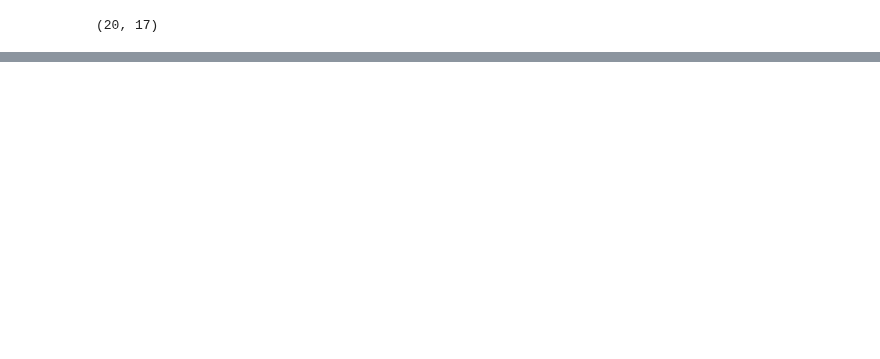
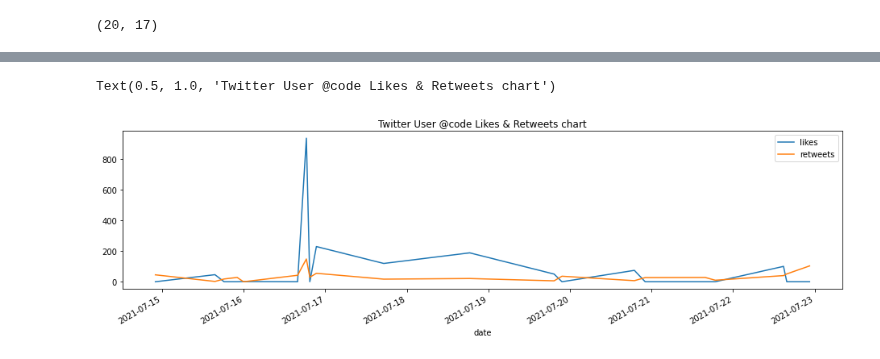
Before and after one commit to isaacm13/Twitter-Project, a Jupyter notebook: Part_2_User_Input_Twitter_Analysis/User Input Timeline Analysis .ipynb, the cells around one changed output, grey strips where cells are left out. Drawn from its saved outputs; the diff is of its cells as text; code cells hidden in the pictures; blank space fills up the shorter version.

```diff
--- a/Part_2_User_Input_Twitter_Analysis/User Input Timeline Analysis .ipynb
+++ b/Part_2_User_Input_Twitter_Analysis/User Input Timeline Analysis .ipynb
@@ -188,7 +175,7 @@ Learn to build web apps with @vuejs and @code 👇 https://t.co/x1RM43ZlYm
 # %%
 #search_words = ["#covid19", "2020", "lockdown"]
-key_word = input("Enter key word to  pull from Twitter: ")#'@code' #searches all tweets that reference the key_word specified
-date_since = "2021-06-21"
+key_word = input("Enter hashtag to  pull from Twitter: ")#'@code' #searches all tweets that reference the key_word specified
+date_since = input("Enter date with 7 days of running this code, date format is YYYY-MM-DD: ")#Examle of date format 2021-06-21
 
 tweets = tweepy.Cursor(api.search, key_word, geocode="38.892062,-77.019912,3000km", lang="en", since=date_since).items(10)
 ## the geocode is for Washington, DC; format for geocode="lattitude,longitude,radius"
@@ -223,9 +210,10 @@ geo_location: Havre de Grace, MD
 #searches all relevant tweet as specified from date range
 print("Date format is as follows: Year-Month-Day= 0000-00-00")
 print("Date range must be within a 7 day range")
-date_since = input("Enter beginging date: ")#'2021-06-14'
-date_until = input("Enter last date: ")#'2021-06-21'
-tweets = tweepy.Cursor(api.search, geocode="38.892062,-77.019912,3000km", lang="en", q= input("Enter key word to search through Twitter's API of relevant Tweets: "), since=date_since,until=date_until).items(10) #'olympic'
+date_since = input("Enter beginging date, YYYY-MM-DD: ") # Example 2021-06-14
+date_until = input("Enter last date, YYYY-MM-DD: ")# Example 2021-06-21
+tweets = tweepy.Cursor(api.search, geocode="38.892062,-77.019912,3000km", lang="en", q= "@code", since=date_since,until=date_until).items(10) #'olympic'
+#If want different user, change q= input("Enter key word to search through Twitter's API of relevant Tweets: ")
 for tweet in tweets:
     print (tweet.text)
 # %% [output]
@@ -269,0 +333,25 @@ RT @oliviernt: Loving the @code package.json autocompletion https://t.co/3z3dZ9k
+# %%
+if __name__ == '__main__':
+
+    twitter_client = TwitterClient()
+    tweet_analyzer = TweetAnalyzer()
+
+    api = twitter_client.get_twitter_client_api()
+    screen_name = "@code" #input("Enter twitter user name to find timeline data: ")
+    tweets = api.user_timeline(screen_name, count=20) #=input("Enter twitter user name to find timeline data: "
+
+    #print(dir(tweets[0]))
+    #print(tweets[0].retweet_count)
+
+    df = tweet_analyzer.tweets_to_data_frame(tweets)
+
+    # Get average length over all tweets:
+    print('Number of Tweets total: %s' % np.mean(df['len']))
+
+    # Get the number of likes for the most liked tweet:
+    print('Number of Likes total: %s' % np.max(df['likes']))
+
+    # Get the number of retweets for the most retweeted tweet:
+    print('Number of Retweets total: %s' % np.max(df['retweets'])) #'Number of Retweets: ' %s
+
+    print(df.head(21))
@@ -269,0 +376,11 @@ RT @oliviernt: Loving the @code package.json autocompletion https://t.co/3z3dZ9k
+# %%
+#Line Chart of twitter user's likes and retweets
+time_likes = pd.Series(data=df['likes'].values, index=df['date'])
+time_likes.plot(figsize=(16, 4), label="likes", legend=True)
+
+time_retweets = pd.Series(data=df['retweets'].values, index=df['date'])
+time_retweets.plot(figsize=(16, 4), label="retweets", legend=True)
+plt.title("Twitter User " + screen_name + " Likes & Retweets chart")
+# %% [output]
+Text(0.5, 1.0, 'Twitter User @code Likes & Retweets chart')
+[figure, added]
```
Also changed, not shown: parts of 26 cells of this notebook, 27 other files.
